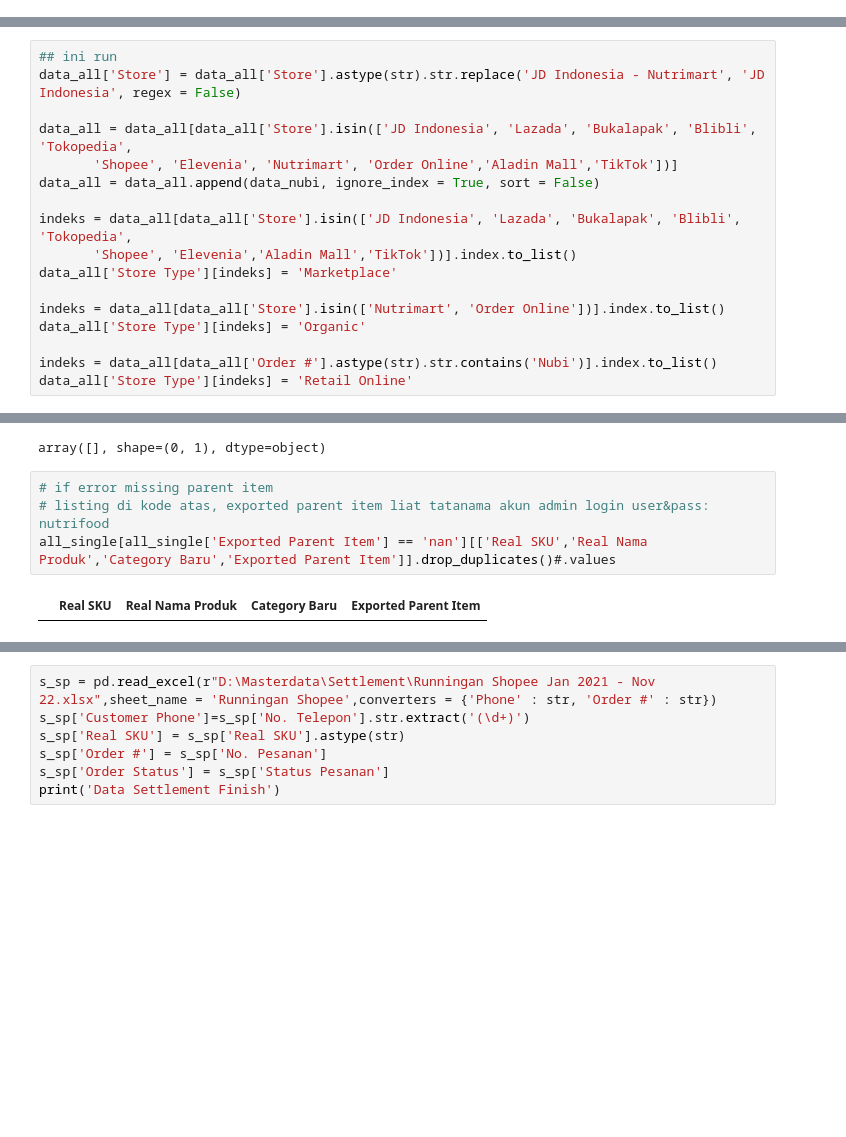
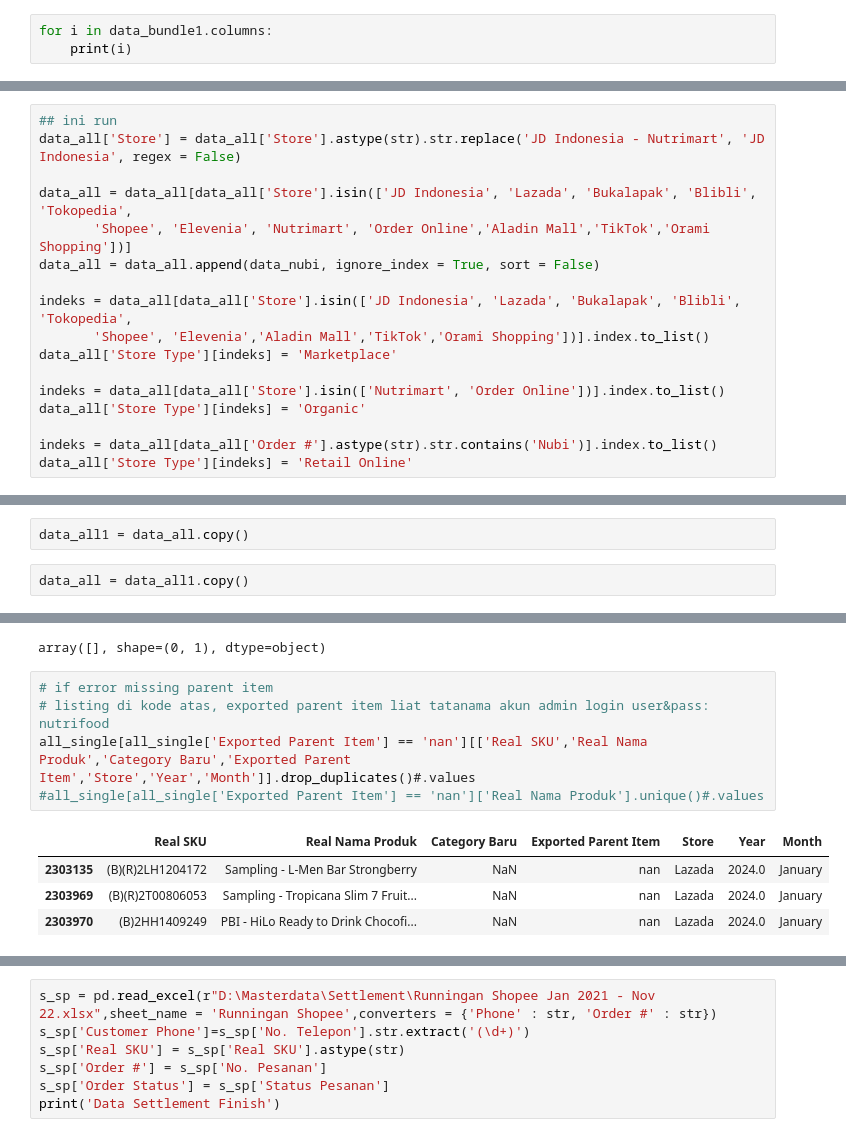
Before and after one commit to nutrimartid/masterdata, a Jupyter notebook: Update 7- Clean.ipynb, the cells around one changed output, grey strips where cells are left out. Cells and saved outputs as stored; diff of their text form; blank space fills up the shorter version.

```diff
--- a/Update 7- Clean.ipynb
+++ b/Update 7- Clean.ipynb
@@ -11113,0 +12273,3 @@ Filling Brand ====== 5/10
+# %%
+for i in data_bundle1.columns:
+    print(i)
@@ -11174,11 +12566,11 @@ KeyError: 'Total Net'
 data_all['Store'] = data_all['Store'].astype(str).str.replace('JD Indonesia - Nutrimart', 'JD Indonesia', regex = False)
 
 data_all = data_all[data_all['Store'].isin(['JD Indonesia', 'Lazada', 'Bukalapak', 'Blibli', 'Tokopedia',
-       'Shopee', 'Elevenia', 'Nutrimart', 'Order Online','Aladin Mall','TikTok'])]
+       'Shopee', 'Elevenia', 'Nutrimart', 'Order Online','Aladin Mall','TikTok','Orami Shopping'])]
 data_all = data_all.append(data_nubi, ignore_index = True, sort = False)
 
 indeks = data_all[data_all['Store'].isin(['JD Indonesia', 'Lazada', 'Bukalapak', 'Blibli', 'Tokopedia',
-       'Shopee', 'Elevenia','Aladin Mall','TikTok'])].index.to_list()
+       'Shopee', 'Elevenia','Aladin Mall','TikTok','Orami Shopping'])].index.to_list()
 data_all['Store Type'][indeks] = 'Marketplace'
 
 indeks = data_all[data_all['Store'].isin(['Nutrimart', 'Order Online'])].index.to_list()
@@ -11261,6 +12653,10 @@ Data Settlement Finish
 Listing missing invoice
 Repairing Table
 Finish Appending TokPed
+# %%
+data_all1 = data_all.copy()
+# %%
+data_all = data_all1.copy()
 # %%
 print("LET'S TRY FOR EMAIL")
 # %% [output]
@@ -12836,6 +14604,10 @@ array([], shape=(0, 1), dtype=object)
 # %%
 # if error missing parent item
 # listing di kode atas, exported parent item liat tatanama akun admin login user&pass: nutrifood
-all_single[all_single['Exported Parent Item'] == 'nan'][['Real SKU','Real Nama Produk','Category Baru','Exported Parent Item']].drop_duplicates()#.values
+all_single[all_single['Exported Parent Item'] == 'nan'][['Real SKU','Real Nama Produk','Category Baru','Exported Parent Item','Store','Year','Month']].drop_duplicates()#.values
+#all_single[all_single['Exported Parent Item'] == 'nan']['Real Nama Produk'].unique()#.values
 # %% [output]
-|  | Real SKU | Real Nama Produk | Category Baru | Exported Parent Item |
+|  | Real SKU | Real Nama Produk | Category Baru | Exported Parent Item | Store | Year | Month |
+| 2303135 | (B)(R)2LH1204172 | Sampling - L-Men Bar Strongberry | NaN | nan | Lazada | 2024.0 | January |
+| 2303969 | (B)(R)2T00806053 | Sampling - Tropicana Slim 7 Fruit... | NaN | nan | Lazada | 2024.0 | January |
+| 2303970 | (B)2HH1409249 | PBI - HiLo Ready to Drink Chocofi... | NaN | nan | Lazada | 2024.0 | January |
```
Also changed, not shown: parts of 172 cells of this notebook, 26 other files.
